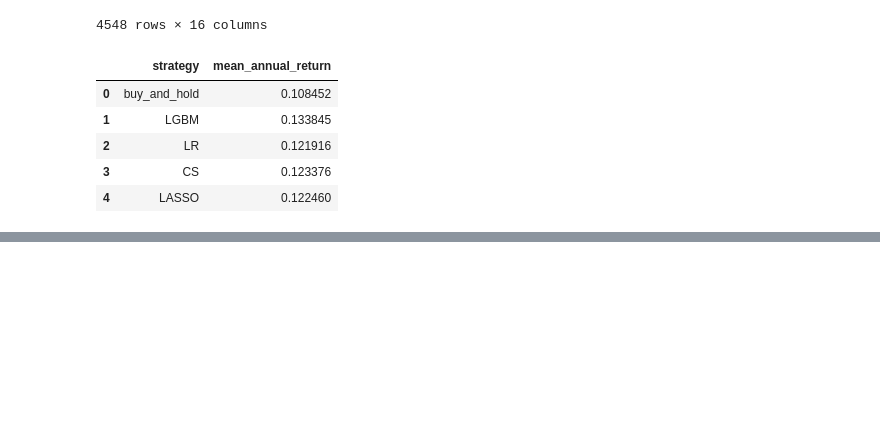
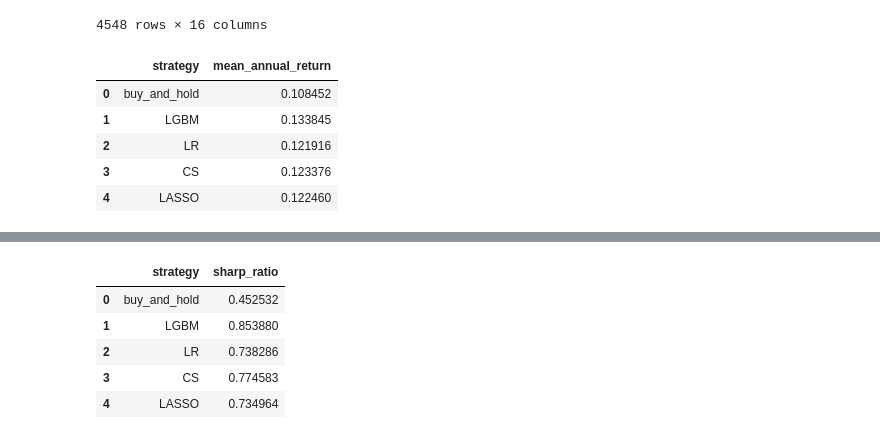
Before and after one commit to Kojet/6002-Research-Project, a Jupyter notebook: lgbm-1year.ipynb, the cells around one changed output, grey strips where cells are left out. Cells and saved outputs as stored; diff of their text form; code cells hidden in the pictures; blank space fills up the shorter version.

```diff
--- a/lgbm-1year.ipynb
+++ b/lgbm-1year.ipynb
@@ -1544,0 +1574,18 @@ ar
+# %%
+lgbm_sr, table = sharpe_ratio(table, 'lgbm')
+lr_sr, table = sharpe_ratio(table, 'lr')
+cs_sr, table = sharpe_ratio(table, 'cs')
+lasso_sr, table = sharpe_ratio(table, 'lasso')
+buy_hold_sr = table['130_return'].mean() / table['130_return'].std(ddof=0)
+
+sr = pd.DataFrame()
+sr['strategy'] = ['buy_and_hold', 'LGBM', 'LR', 'CS', 'LASSO']
+sr['sharp_ratio'] = [buy_hold_sr, lgbm_sr, lr_sr, cs_sr, lasso_sr]
+sr
+# %% [output]
+|  | strategy | sharp_ratio |
+| 0 | buy_and_hold | 0.452532 |
+| 1 | LGBM | 0.853880 |
+| 2 | LR | 0.738286 |
+| 3 | CS | 0.774583 |
+| 4 | LASSO | 0.734964 |
```
Also changed, not shown: parts of 16 cells of this notebook, 2 other files.
